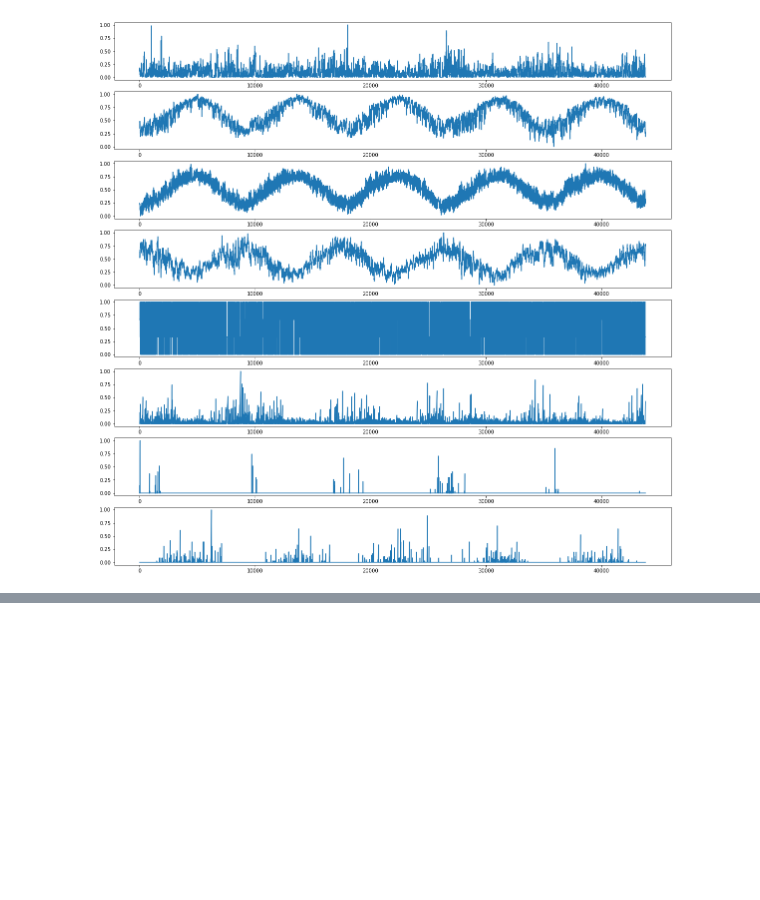
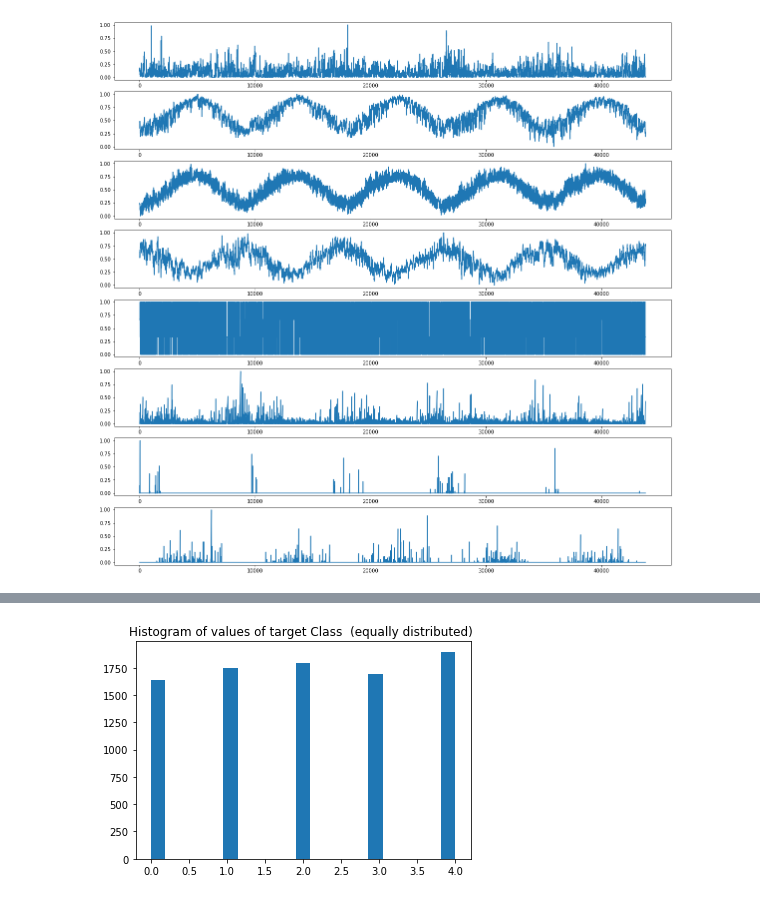
Before and after one commit to rjpg/bftensor, a Jupyter notebook: Autoencoder/src/CO2CaseStudy.ipynb, the cells around one changed output, grey strips where cells are left out. Cells and saved outputs as stored; diff of their text form; code cells hidden in the pictures; blank space fills up the shorter version.

```diff
--- a/Autoencoder/src/CO2CaseStudy.ipynb
+++ b/Autoencoder/src/CO2CaseStudy.ipynb
@@ -277,0 +312,32 @@ print (" the normalized regression value to predict for this example is : ", tra
+# %%
+from keras.utils import np_utils
+
+def fromNumberToClassEncoded(values,intervals):
+
+    target = []
+    for x in values:
+        #print(x)
+        for n in range(0,len(intervals)):
+            if x > intervals[n][0] and x <= intervals[n][1] :
+                target.append(n)
+            #    print(n)
+            #print(intervals[n][0],"  ", intervals[n][1])
+
+    print ("Value to class :\n" , values[32],target[32])
+    hotEncoded = np_utils.to_categorical(target, len(intervals))
+    print("hot encoded : \n ", hotEncoded[32])
+    return hotEncoded ,  target
+# %%
+levels = [[ -1.0 , 0.0189999988675999960],
+          [ 0.0189999988675999960 , 0.048999997079599990],
+          [ 0.048999997079599990 , 0.089999994635999980],
+          [ 0.089999994635999980 , 0.153999990821599970],
+          [ 0.153999990821599970 , 1.0]
+        ]
+
+print()
+train_Y ,values_train = fromNumberToClassEncoded(train_y,levels)
+test_Y ,values_test = fromNumberToClassEncoded(test_y,levels)
+
+print("train_y.shape (original)", train_y.shape)
+print("train_Y.shape (in classes)", train_Y.shape)
@@ -277,0 +355,6 @@ print (" the normalized regression value to predict for this example is : ", tra
+# %%
+plt.hist(values_train, bins='auto')
+plt.title("Histogram of values of target Class  (equally distributed) ")
+plt.show()
+# %% [output]
+[figure, added]
```
Also changed, not shown: parts of 20 cells of this notebook.
